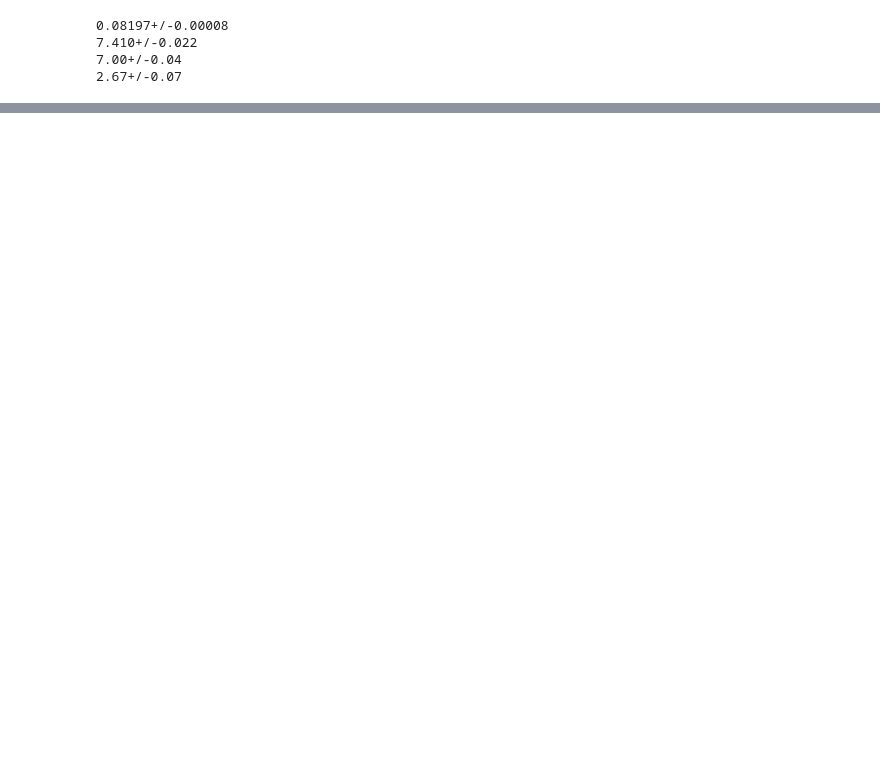
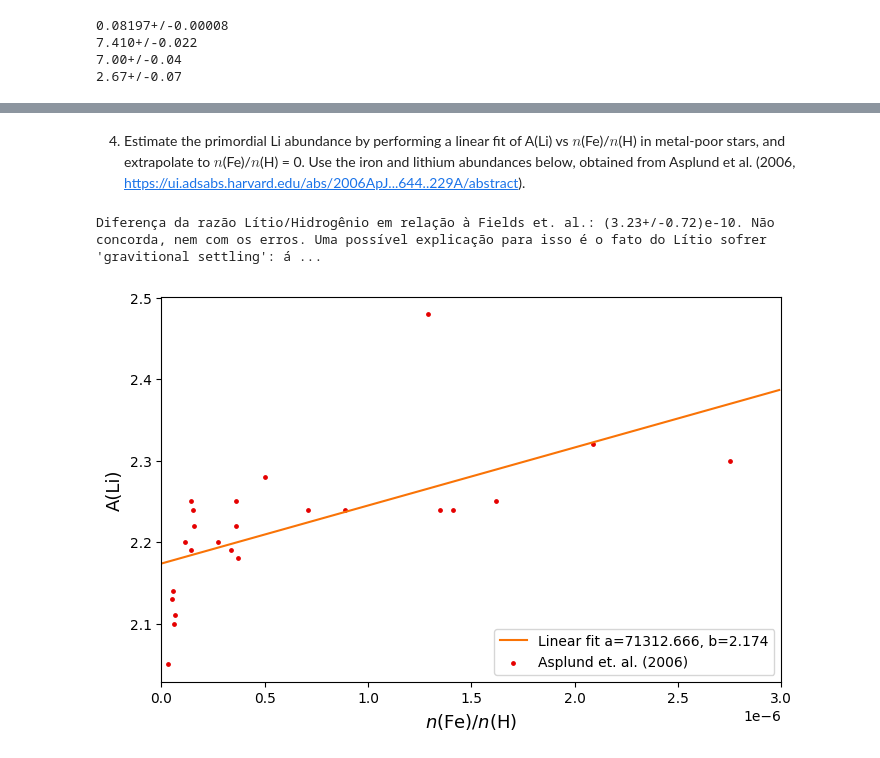
Before and after one commit to migueldeloreto/evolucao-quimica, a Jupyter notebook: atividade2/tarefa_2_evolucao.ipynb, the cells around one changed output, grey strips where cells are left out. Saved outputs shown, nothing was run; the diff lists cells and outputs as text; code cells hidden in the pictures; blank space fills up the shorter version.

```diff
--- a/atividade2/tarefa_2_evolucao.ipynb
+++ b/atividade2/tarefa_2_evolucao.ipynb
@@ -193,0 +201,59 @@ C) Abundância de Hélio Primordial é 0.221 +- 0.005
+# %% [markdown]
+4. Estimate the primordial Li abundance by performing a linear fit of A(Li) vs $n$(Fe)/$n$(H) in
+metal-poor stars, and extrapolate to $n$(Fe)/$n$(H) = 0. Use the iron and lithium abundances
+below, obtained from Asplund et al. (2006,
+https://ui.adsabs.harvard.edu/abs/2006ApJ...644..229A/abstract).
+# %%
+data_litio=pd.read_csv('litio.csv')
+
+def abundance_converter(data, data_type, convert_into, n_atomic):
+    #Function that converts an abundance given in n_x/n_H, A(X), [X/H] into n_x/n_H, or A(X) or [X/H]
+    """"
+    ARGUMENTS
+    data:vector containing data points
+    data_type: n_x/n_H (linear), A(X) (log), [X/H] (solar)
+    convert_into: desired abundance notation to be returned, n_x/n_H, A(X), [X/H] (solar)
+    n_atomic: atomic number of the element to be converted
+
+    DATA
+    solar_abundances.csv: table of solar abundances, in
+
+    OUTPUT
+    converted: vector containing converter data points
+    """
+    solar_a=pd.read_csv('solar_abundances.csv', header=3)
+    element_abundance_solar=(np.array(solar_a['A_Sun']))[n_atomic-1]
+    element_linear=(10**(-12))*(10**element_abundance_solar)
+    if(data_type == 'linear'):
+        if(convert_into == 'log'): return unp.log10(np.array(data))+12
+        elif(convert_into == 'solar'): return unp.log10(np.array(data)) - element_abundance_solar
+        else: raise NameError('Bad convert_into argument (try log or solar)')
+    elif(data_type == 'log'):
+        if(convert_into == 'linear'): return (10**(-12))*(10**(np.array(data)))
+        elif(convert_into == 'solar'): return data - element_abundance_solar
+        else: raise NameError('Bad convert_into argument (try linear or solar)')
+    elif(data_type == 'solar'):
+        if (convert_into == 'linear'): return element_linear*(10**data)
+        elif(convert_into == 'log'): return data + element_abundance_solar
+        else: raise NameError('Bad convert_into argument (try linear or solar)')
+    else: raise NameError('Bad data_type argument (try linear, log or solar)')
+
+fe_h=abundance_converter(data_litio['[Fe/H]'], data_type='solar', convert_into='linear', n_atomic=26)
+a,b=np.polyfit(fe_h,np.array(data_litio['A(Li)']), 1)
+def linear(a,b,x):return a*x+b
+x=np.arange(-0.3e-6, 3e-6, 1e-8)
+
+g3=plt.figure(figsize=(8,5))
+plt.plot(x, linear(a,b,x) , linewidth=1.5, color='xkcd:orange', label='Linear fit a={:.3f}, b={:.3f}'.format(a,b))
+plt.scatter(fe_h,np.array(data_litio['A(Li)']), s=6, color='xkcd:red', label= 'Asplund et. al. (2006)')
+plt.xlabel(r'$n$(Fe)/$n$(H)', fontsize=13)
+plt.ylabel(r'A(Li)', fontsize=13)
+plt.xlim([0,3e-6])
+plt.legend(loc='lower right')
+plt.savefig('A(Li)_vs_fe_h.png', dpi=300)
+
+li_h=abundance_converter(b, data_type='log', convert_into='linear', n_atomic=3)
+print(r"Diferença da razão Lítio/Hidrogênio em relação à Fields et. al.: {:.2e}. Não concorda, nem com os erros. Uma possível explicação para isso é o fato do Lítio sofrer 'gravitional settling': átomos de lítio caem para dentro da estrela, reduzindo sua abundância na fotosfera.".format(abs(litio7_h-li_h)))
+# %% [output]
+Diferença da razão Lítio/Hidrogênio em relação à Fields et. al.: (3.23+/-0.72)e-10. Não concorda, nem com os erros. Uma possível explicação para isso é o fato do Lítio sofrer 'gravitional settling': á ...
+[figure, added]
```
Also changed, not shown: parts of 5 cells of this notebook, 5 other files.
